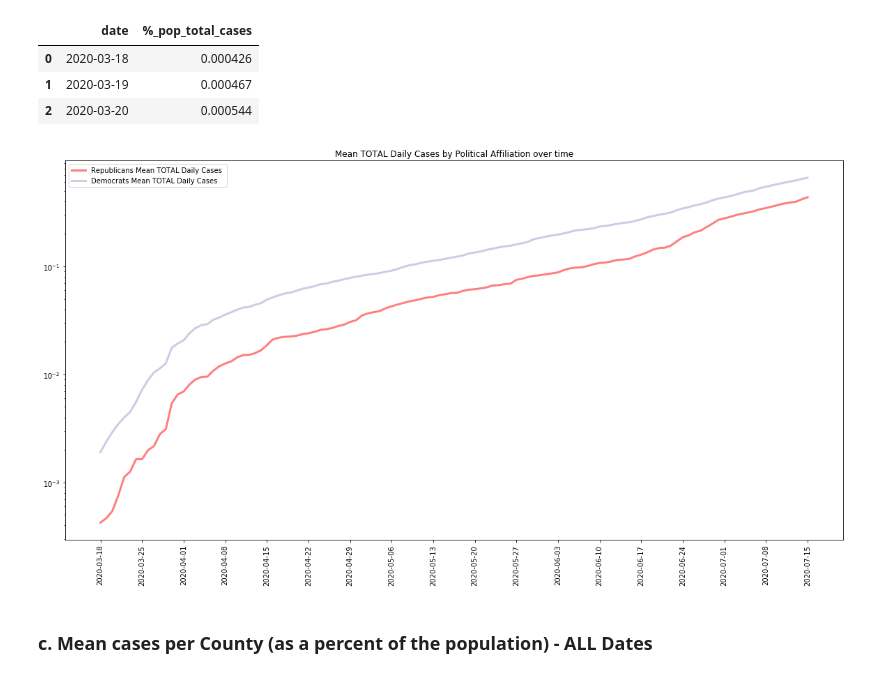
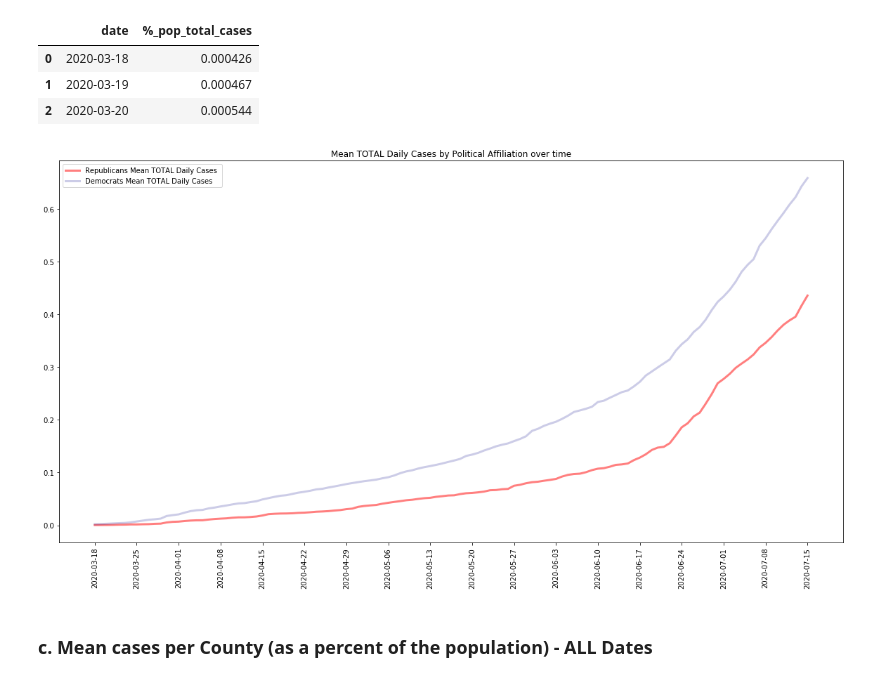
Before and after one commit to MegansColorado/Capstone_1, a Jupyter notebook: Covid_Political_Data.ipynb, the cells around one changed output. Cells and saved outputs as stored; diff of their text form; code cells hidden in the pictures.

```diff
--- a/Covid_Political_Data.ipynb
+++ b/Covid_Political_Data.ipynb
@@ -189,20 +190,20 @@ mean_daily_total_cases_repub.head(3)
 # %%
 fig, ax = plt.subplots(figsize = (20,10))
 
 ax.plot(mean_daily_total_cases_repub['date'], mean_daily_total_cases_repub['%_pop_total_cases'],  alpha = 0.5, linewidth=3, color='red', label = 'Republicans Mean TOTAL Daily Cases ')
 ax.plot(mean_daily_total_cases_dem['date'], mean_daily_total_cases_dem['%_pop_total_cases'], alpha = 0.2, linewidth=3, color = 'darkblue', label = 'Democrats Mean TOTAL Daily Cases')
 ax.set_title('Mean TOTAL Daily Cases by Political Affiliation over time');
 #ax.set_xlabel('3/18/2020 - 07/15/2020')
 plt.xticks(mean_daily_total_cases_dem['date'][0::7], rotation=90)
 #ax.set_xticklabels(rotation=90)
 # ax.set_xlim(0, .1)
-ax.set_yscale('log')
+#ax.set_yscale('log')
 ax.legend();
 
 
-plt.savefig('images/dem_repub_meandailyTOTALcases_Map_6.png')
+plt.savefig('images/dem_repub_meandailyTOTALcases_Map_8.png')
 # %% [output]
-[figure, old version]
+[figure, new version]
 # %% [markdown]
 ### c. Mean cases per County (as a percent of the population) - ALL Dates
 # %%
```
Also changed, not shown: parts of 2 cells of this notebook, 21 other files.
